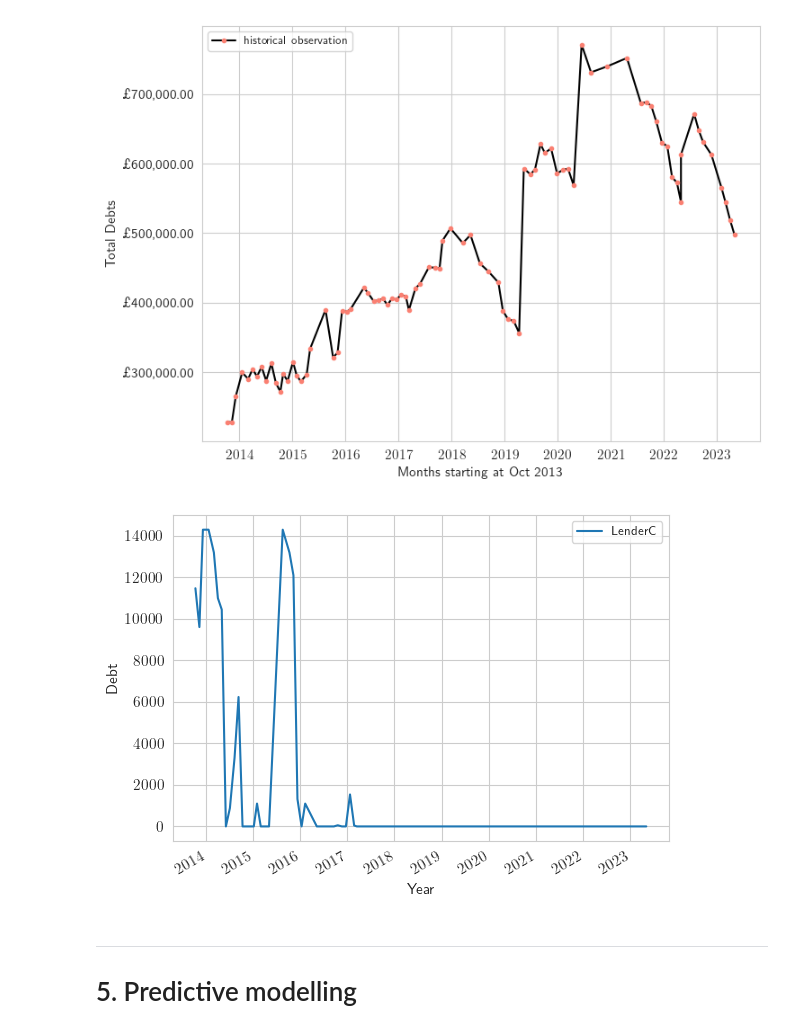
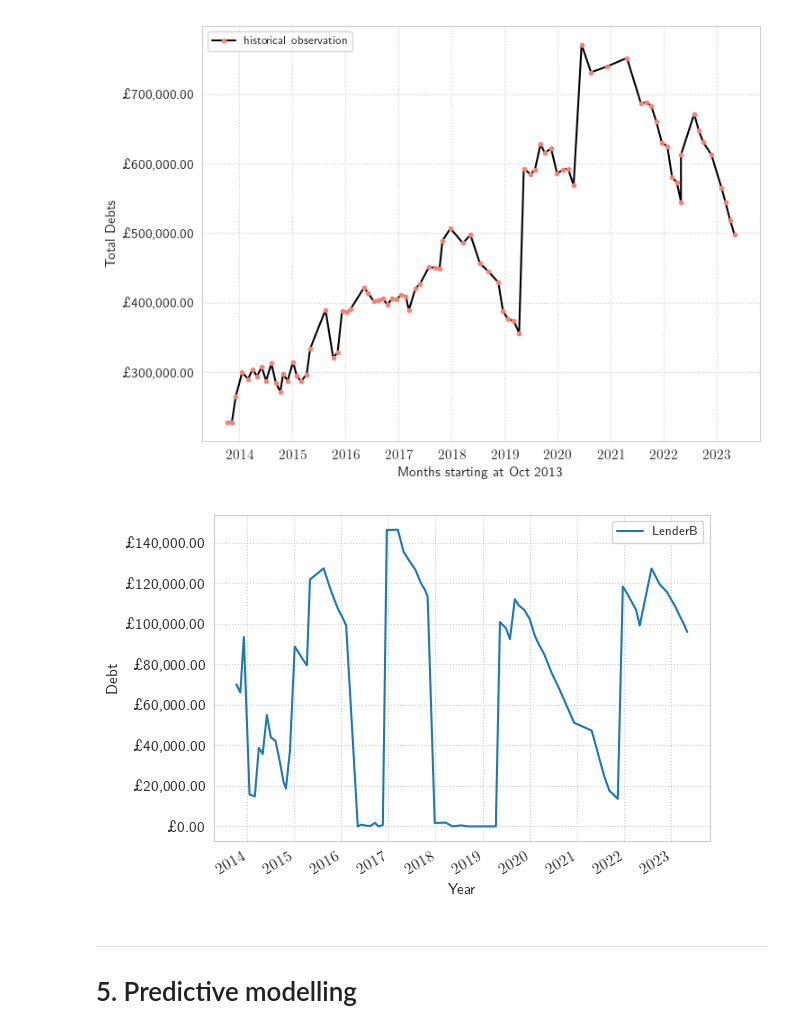
Before and after one commit to leslieDLcy/GP4SME, a Jupyter notebook: notebooks/SME_assignment_byYuChen.ipynb, the cells around one changed output. Drawn from its saved outputs; the diff is of its cells as text; code cells hidden in the pictures.

Commit message:
add new visualisation

```diff
--- a/notebooks/SME_assignment_byYuChen.ipynb
+++ b/notebooks/SME_assignment_byYuChen.ipynb
@@ -187,7 +181,9 @@ def year_average_plot(ax, df, title):
     ax.set_title(f'{title}')
 # %%
 def which_lender_history(df, lender_name):
-    df[lender_name].plot(xlabel='Year', ylabel='Debt', legend=True)
+    ax = df[lender_name].plot(xlabel='Year', ylabel='Debt', legend=True)
+    ax.yaxis.set_major_formatter('£{x:,.2f}')
+    ax.grid(which='both', ls=':')
 # %%
 TargetTransform = namedtuple('TargetTransform', ['mean_value', 'scale', 'split_index'])
 # %%
@@ -321,6 +317,13 @@ def save_a_plot(fname, save_dir):
                 format='pdf',
                 bbox_inches='tight')
     plt.close()
+# %%
+def save2Vis(figname):
+    """ a shortcut function to save plot to the visualization dir """
+
+    axe = plt.gca()
+    plt.savefig(f'../visualization/{figname}.pdf',
+                format='pdf', dpi=300, bbox_inches='tight')
 # %% [markdown]
 
 ***
@@ -446,9 +452,10 @@ plot_total_debt_history(data)
 # %% [output]
 [figure]
 # %%
-which_lender_history(data, 'LenderC')
+which_lender_history(data, 'LenderB')
+save2Vis('fig4')
 # %% [output]
-[figure, old version]
+[figure, new version]
 # %% [markdown]
 ***
 <a id="predictive_modelling"></a>
```
Also changed, not shown: parts of 10 cells of this notebook, 6 other files.
